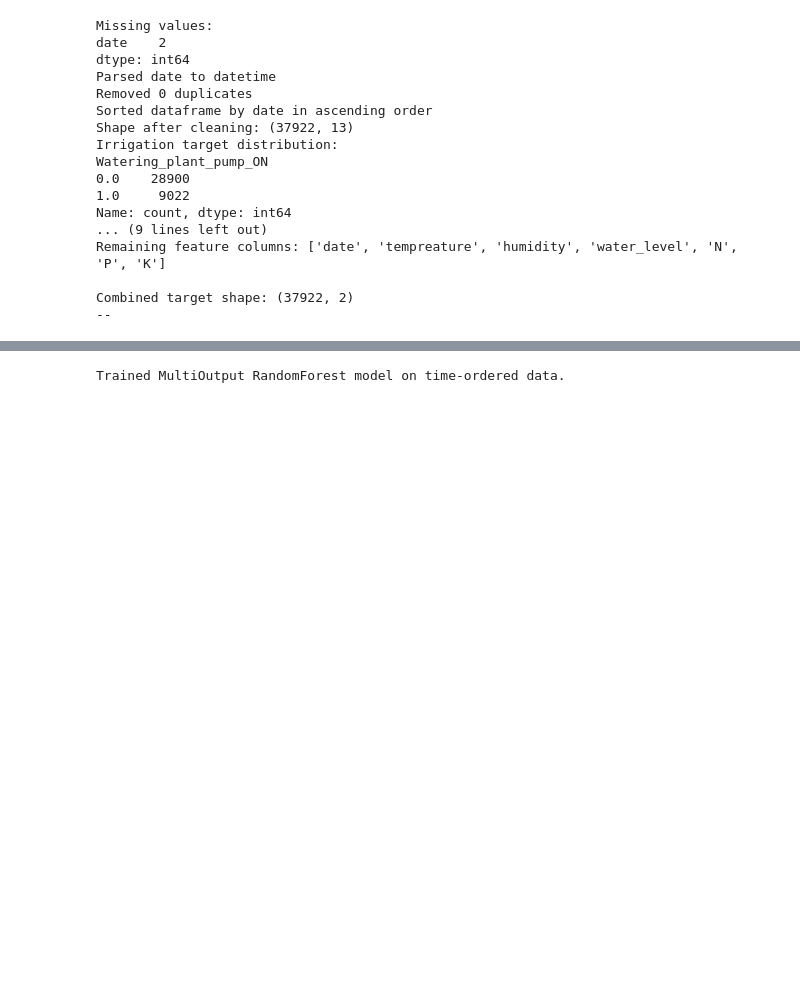
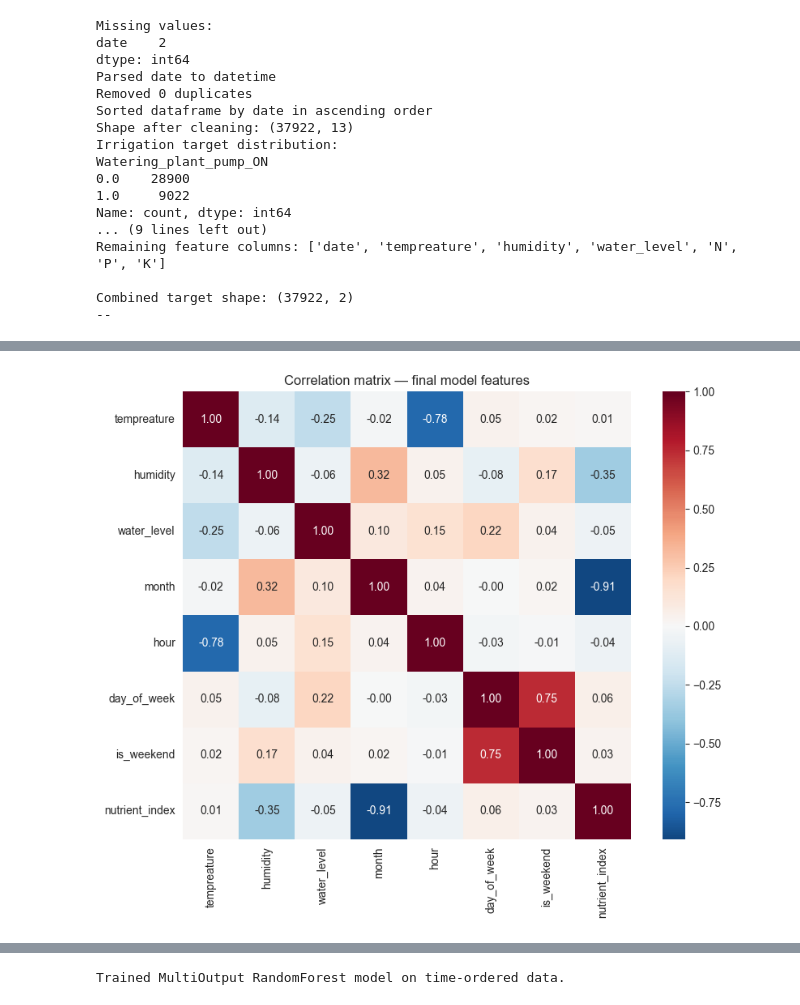
Before and after one commit to BrajanGjorga/Smart-Agriculture, a Jupyter notebook: notebooks/Irrigation_TimeSeries.ipynb, the cells around one changed output, grey strips where cells are left out. Cells and saved outputs as stored; diff of their text form; code cells hidden in the pictures; blank space fills up the shorter version.

```diff
--- a/notebooks/Irrigation_TimeSeries.ipynb
+++ b/notebooks/Irrigation_TimeSeries.ipynb
@@ -349 +342,11 @@ Target distributions in test (irrigation, fan):
+# %%
+# Final feature set (same columns as df after feature engineering)
+final_corr = df.corr()
+plt.figure(figsize=(9, 7))
+sns.heatmap(final_corr, annot=True, fmt=".2f", cmap="RdBu_r", center=0, square=True)
+plt.title("Correlation matrix — final model features")
+plt.tight_layout()
+plt.show()
+# %% [output]
+[figure, added]
 # %%
```
Also changed, not shown: parts of 25 cells of this notebook, 5 other files.
